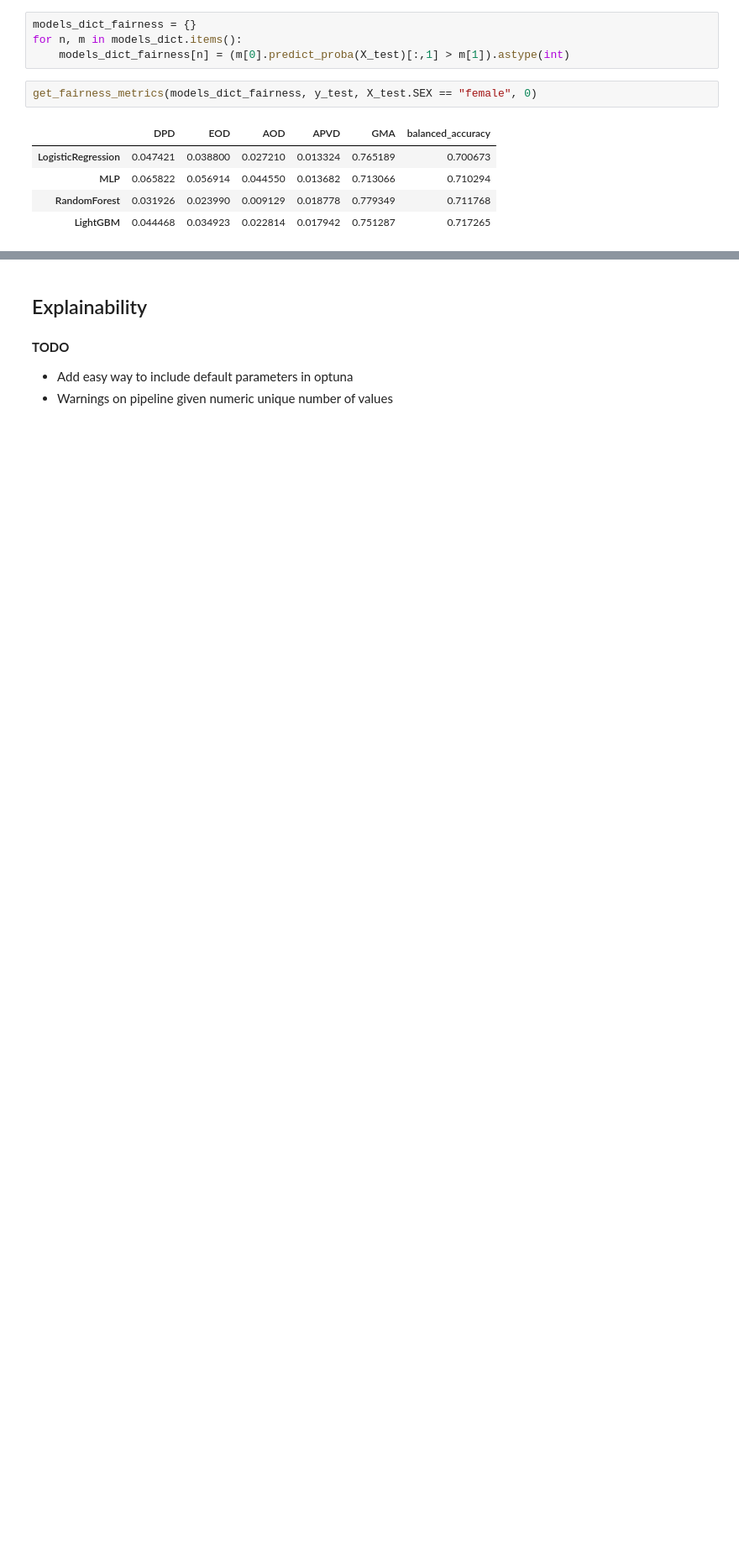
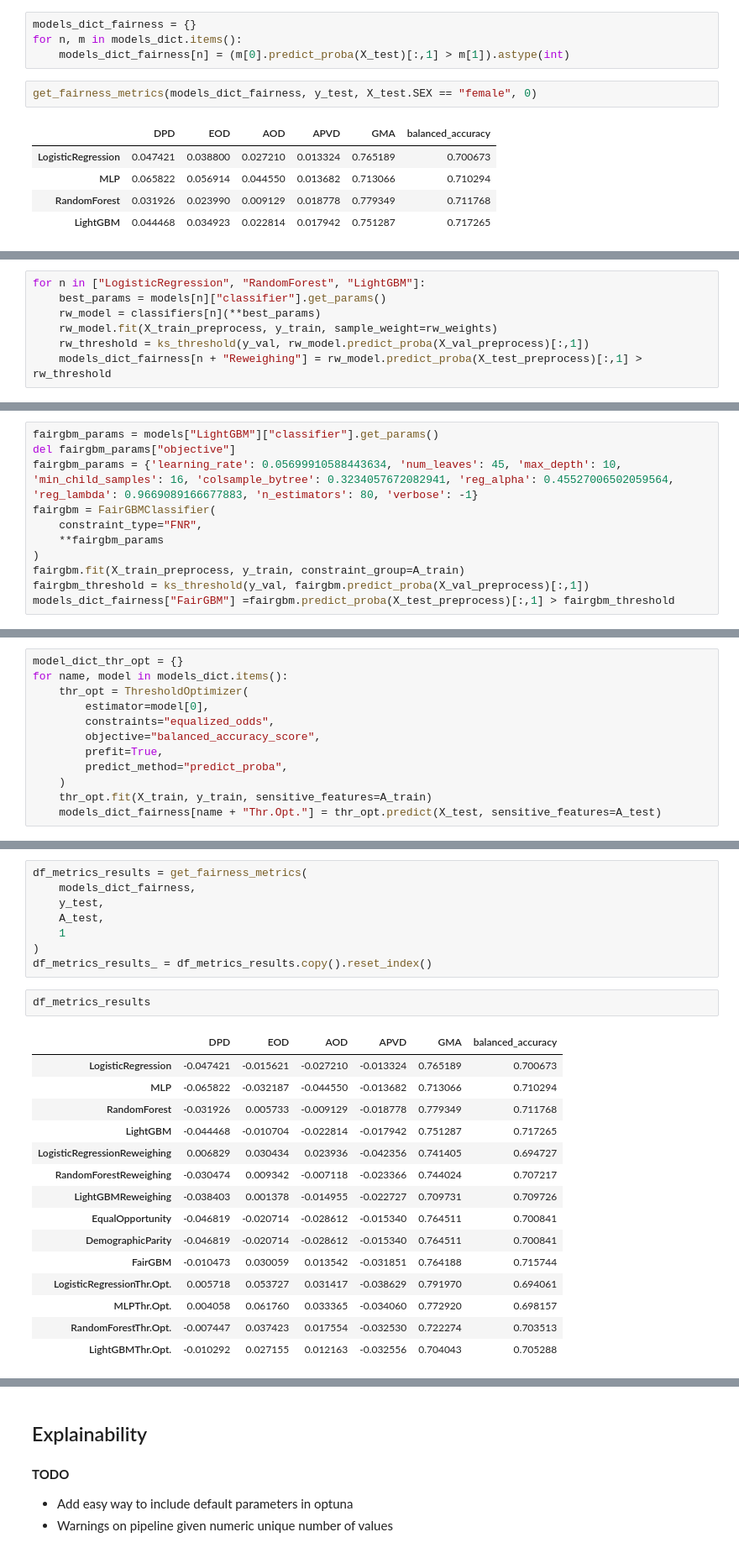
Before and after one commit to hiaac-finance/credit_pipeline, a Jupyter notebook: examples/taiwan.ipynb, the cells around one changed output, grey strips where cells are left out. Shown at 84% size. Saved outputs shown, nothing was run; the diff lists cells and outputs as text; blank space fills up the shorter version.

```diff
--- a/examples/taiwan.ipynb
+++ b/examples/taiwan.ipynb
@@ -239,0 +282,7 @@ get_fairness_metrics(models_dict_fairness, y_test, X_test.SEX == "female", 0)
+# %%
+for n in ["LogisticRegression", "RandomForest", "LightGBM"]:
+    best_params = models[n]["classifier"].get_params()
+    rw_model = classifiers[n](**best_params)
+    rw_model.fit(X_train_preprocess, y_train, sample_weight=rw_weights)
+    rw_threshold = ks_threshold(y_val, rw_model.predict_proba(X_val_preprocess)[:,1])
+    models_dict_fairness[n + "Reweighing"] = rw_model.predict_proba(X_test_preprocess)[:,1] > rw_threshold
@@ -239,0 +328,11 @@ get_fairness_metrics(models_dict_fairness, y_test, X_test.SEX == "female", 0)
+# %%
+fairgbm_params = models["LightGBM"]["classifier"].get_params()
+del fairgbm_params["objective"]
+fairgbm_params = {'learning_rate': 0.05699910588443634, 'num_leaves': 45, 'max_depth': 10, 'min_child_samples': 16, 'colsample_bytree': 0.3234057672082941, 'reg_alpha': 0.45527006502059564, 'reg_lambda': 0.9669089166677883, 'n_estimators': 80, 'verbose': -1}
+fairgbm = FairGBMClassifier(
+    constraint_type="FNR",
+    **fairgbm_params
+)
+fairgbm.fit(X_train_preprocess, y_train, constraint_group=A_train)
+fairgbm_threshold = ks_threshold(y_val, fairgbm.predict_proba(X_val_preprocess)[:,1])
+models_dict_fairness["FairGBM"] =fairgbm.predict_proba(X_test_preprocess)[:,1] > fairgbm_threshold
@@ -239,0 +341,12 @@ get_fairness_metrics(models_dict_fairness, y_test, X_test.SEX == "female", 0)
+# %%
+model_dict_thr_opt = {}
+for name, model in models_dict.items():
+    thr_opt = ThresholdOptimizer(
+        estimator=model[0],
+        constraints="equalized_odds",
+        objective="balanced_accuracy_score",
+        prefit=True,
+        predict_method="predict_proba",
+    )
+    thr_opt.fit(X_train, y_train, sensitive_features=A_train)
+    models_dict_fairness[name + "Thr.Opt."] = thr_opt.predict(X_test, sensitive_features=A_test)
@@ -239,0 +355,26 @@ get_fairness_metrics(models_dict_fairness, y_test, X_test.SEX == "female", 0)
+# %%
+df_metrics_results = get_fairness_metrics(
+    models_dict_fairness,
+    y_test,
+    A_test,
+    1
+)
+df_metrics_results_ = df_metrics_results.copy().reset_index()
+# %%
+df_metrics_results
+# %% [output]
+|  | DPD | EOD | AOD | APVD | GMA | balanced_accuracy |
+| LogisticRegression | -0.047421 | -0.015621 | -0.027210 | -0.013324 | 0.765189 | 0.700673 |
+| MLP | -0.065822 | -0.032187 | -0.044550 | -0.013682 | 0.713066 | 0.710294 |
+| RandomForest | -0.031926 | 0.005733 | -0.009129 | -0.018778 | 0.779349 | 0.711768 |
+| LightGBM | -0.044468 | -0.010704 | -0.022814 | -0.017942 | 0.751287 | 0.717265 |
+| LogisticRegressionReweighing | 0.006829 | 0.030434 | 0.023936 | -0.042356 | 0.741405 | 0.694727 |
+| RandomForestReweighing | -0.030474 | 0.009342 | -0.007118 | -0.023366 | 0.744024 | 0.707217 |
+| LightGBMReweighing | -0.038403 | 0.001378 | -0.014955 | -0.022727 | 0.709731 | 0.709726 |
+| EqualOpportunity | -0.046819 | -0.020714 | -0.028612 | -0.015340 | 0.764511 | 0.700841 |
+| DemographicParity | -0.046819 | -0.020714 | -0.028612 | -0.015340 | 0.764511 | 0.700841 |
+| FairGBM | -0.010473 | 0.030059 | 0.013542 | -0.031851 | 0.764188 | 0.715744 |
+| LogisticRegressionThr.Opt. | 0.005718 | 0.053727 | 0.031417 | -0.038629 | 0.791970 | 0.694061 |
+| MLPThr.Opt. | 0.004058 | 0.061760 | 0.033365 | -0.034060 | 0.772920 | 0.698157 |
+| RandomForestThr.Opt. | -0.007447 | 0.037423 | 0.017554 | -0.032530 | 0.722274 | 0.703513 |
+| LightGBMThr.Opt. | -0.010292 | 0.027155 | 0.012163 | -0.032556 | 0.704043 | 0.705288 |
```
Also changed, not shown: parts of 18 cells of this notebook, 1 other file.
